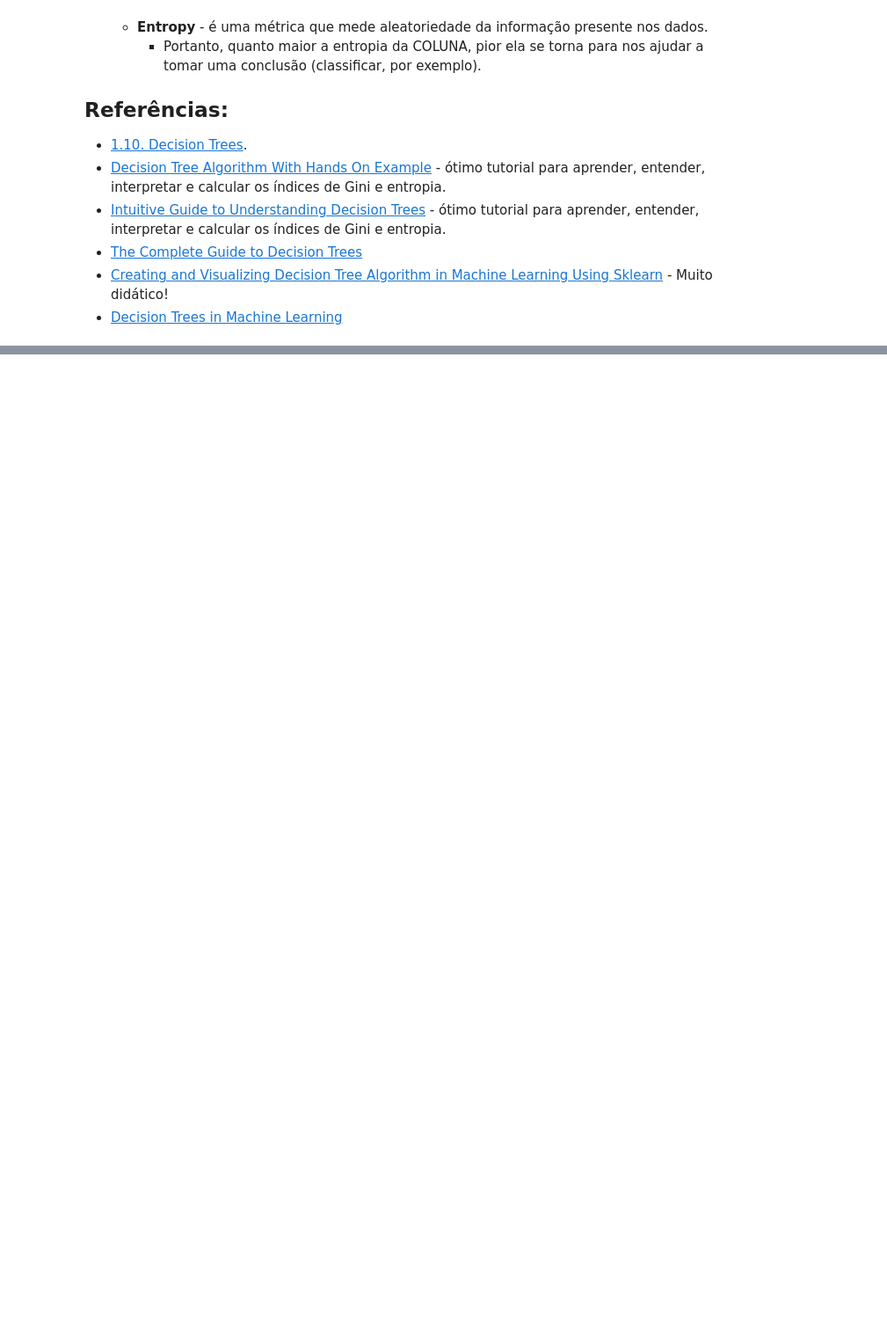
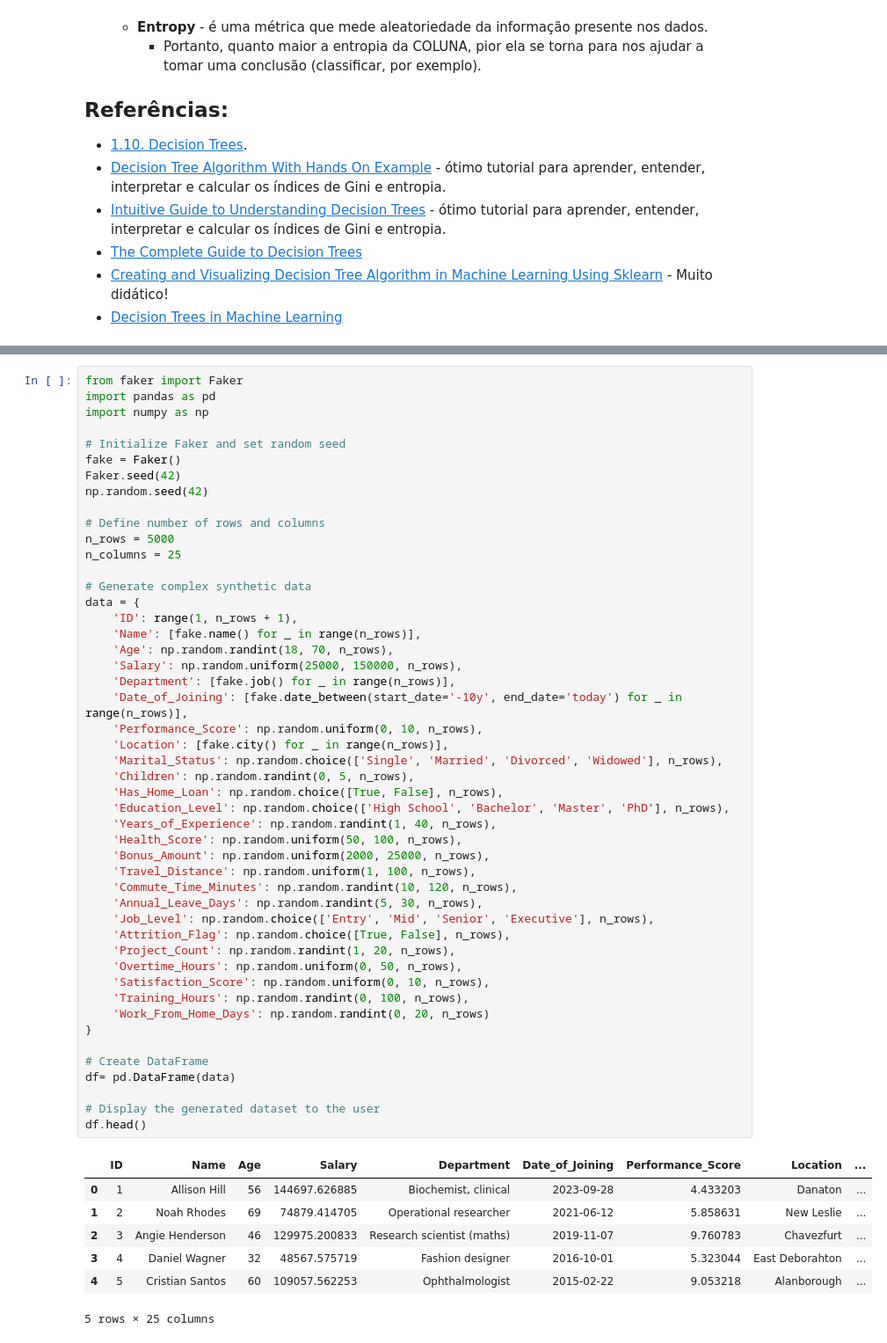
Before and after one commit to MathMachado/DSWP, a Jupyter notebook: Notebooks/NB15_ML_SL_DECISION_TREES.ipynb, the cells around one changed output, grey strips where cells are left out. Shown at 88% size. Drawn from its saved outputs; the diff is of its cells as text; blank space fills up the shorter version.

```diff
--- a/Notebooks/NB15_ML_SL_DECISION_TREES.ipynb
+++ b/Notebooks/NB15_ML_SL_DECISION_TREES.ipynb
@@ -125,0 +209,56 @@ Fonte: [Um tutorial completo sobre modelagem baseada em árvores de decisão (c
+# %%
+from faker import Faker
+import pandas as pd
+import numpy as np
+
+# Initialize Faker and set random seed
+fake = Faker()
+Faker.seed(42)
+np.random.seed(42)
+
+# Define number of rows and columns
+n_rows = 5000
+n_columns = 25
+
+# Generate complex synthetic data
+data = {
+    'ID': range(1, n_rows + 1),
+    'Name': [fake.name() for _ in range(n_rows)],
+    'Age': np.random.randint(18, 70, n_rows),
+    'Salary': np.random.uniform(25000, 150000, n_rows),
+    'Department': [fake.job() for _ in range(n_rows)],
+    'Date_of_Joining': [fake.date_between(start_date='-10y', end_date='today') for _ in range(n_rows)],
+    'Performance_Score': np.random.uniform(0, 10, n_rows),
+    'Location': [fake.city() for _ in range(n_rows)],
+    'Marital_Status': np.random.choice(['Single', 'Married', 'Divorced', 'Widowed'], n_rows),
+    'Children': np.random.randint(0, 5, n_rows),
+    'Has_Home_Loan': np.random.choice([True, False], n_rows),
+    'Education_Level': np.random.choice(['High School', 'Bachelor', 'Master', 'PhD'], n_rows),
+    'Years_of_Experience': np.random.randint(1, 40, n_rows),
+    'Health_Score': np.random.uniform(50, 100, n_rows),
+    'Bonus_Amount': np.random.uniform(2000, 25000, n_rows),
+    'Travel_Distance': np.random.uniform(1, 100, n_rows),
+    'Commute_Time_Minutes': np.random.randint(10, 120, n_rows),
+    'Annual_Leave_Days': np.random.randint(5, 30, n_rows),
+    'Job_Level': np.random.choice(['Entry', 'Mid', 'Senior', 'Executive'], n_rows),
+    'Attrition_Flag': np.random.choice([True, False], n_rows),
+    'Project_Count': np.random.randint(1, 20, n_rows),
+    'Overtime_Hours': np.random.uniform(0, 50, n_rows),
+    'Satisfaction_Score': np.random.uniform(0, 10, n_rows),
+    'Training_Hours': np.random.randint(0, 100, n_rows),
+    'Work_From_Home_Days': np.random.randint(0, 20, n_rows)
+}
+
+# Create DataFrame
+df= pd.DataFrame(data)
+
+# Display the generated dataset to the user
+df.head()
+# %% [output]
+|  | ID | Name | Age | Salary | Department | Date_of_Joining | Performance_Score | Location | ... |
+| 0 | 1 | Allison Hill | 56 | 144697.626885 | Biochemist, clinical | 2023-09-28 | 4.433203 | Danaton | ... |
+| 1 | 2 | Noah Rhodes | 69 | 74879.414705 | Operational researcher | 2021-06-12 | 5.858631 | New Leslie | ... |
+| 2 | 3 | Angie Henderson | 46 | 129975.200833 | Research scientist (maths) | 2019-11-07 | 9.760783 | Chavezfurt | ... |
+| 3 | 4 | Daniel Wagner | 32 | 48567.575719 | Fashion designer | 2016-10-01 | 5.323044 | East Deborahton | ... |
+| 4 | 5 | Cristian Santos | 60 | 109057.562253 | Ophthalmologist | 2015-02-22 | 9.053218 | Alanborough | ... |
+5 rows × 25 columns
```
Also changed, not shown: parts of 13 cells of this notebook.
